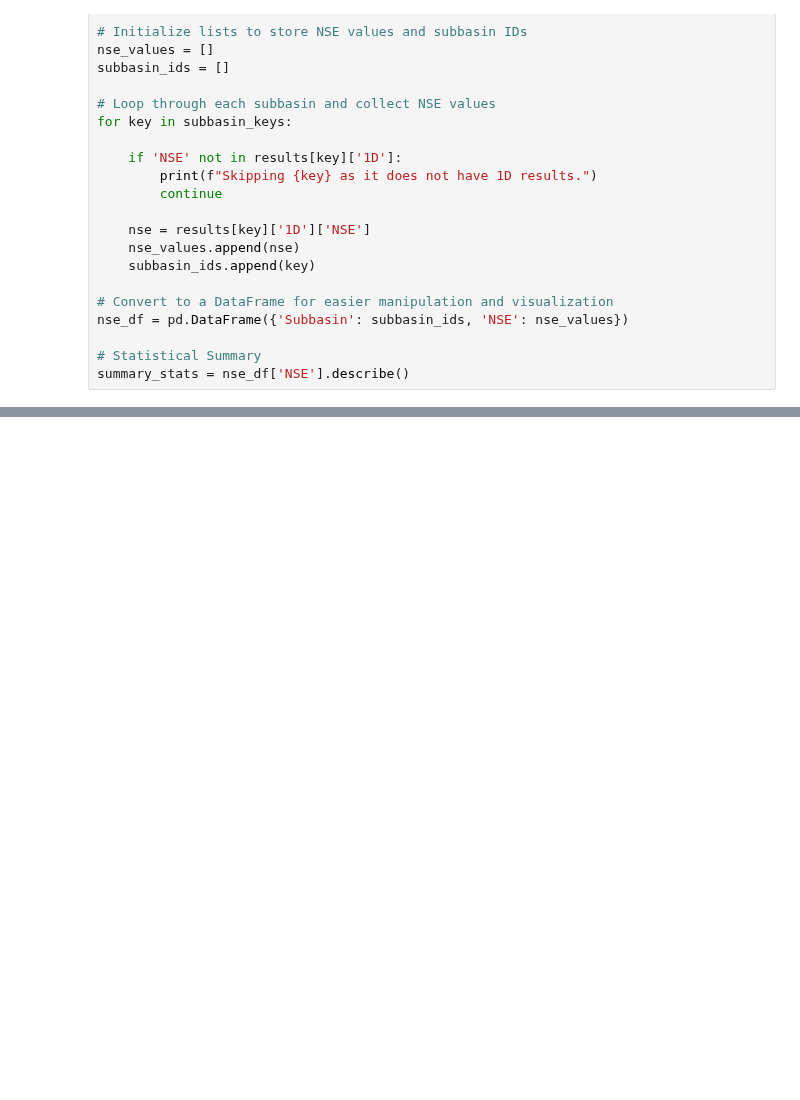
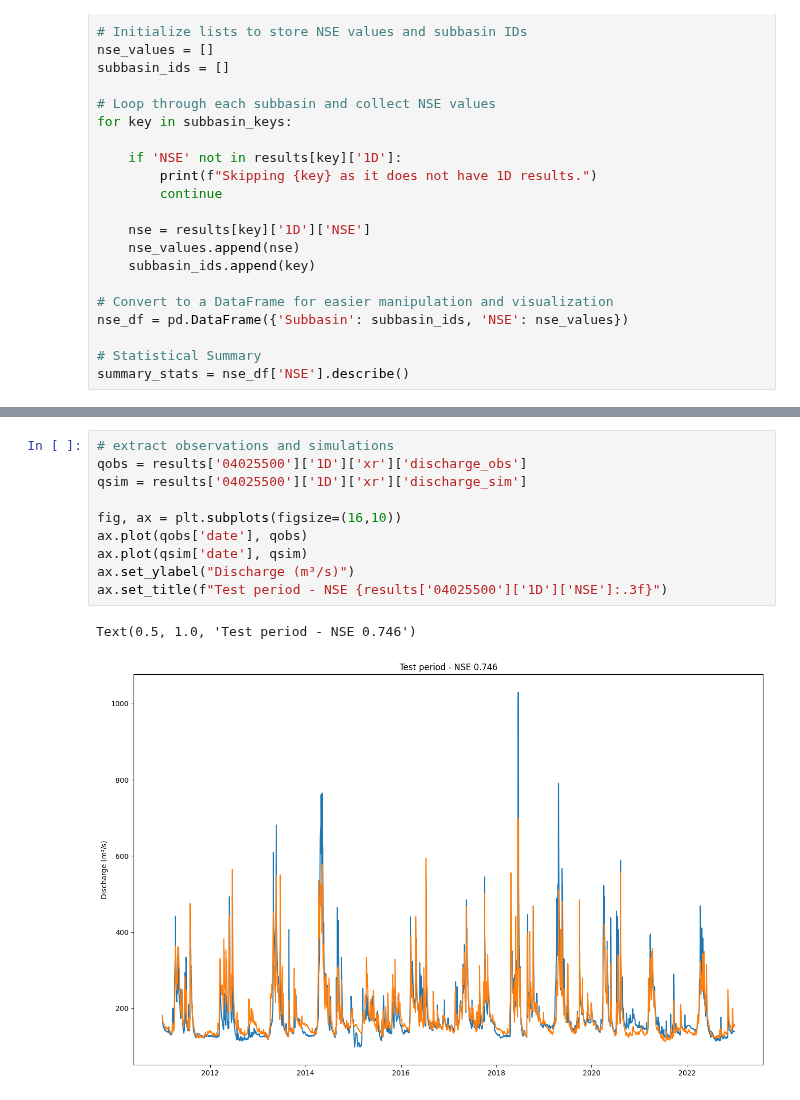
Before and after one commit to yunsupark1120/GAGEii_modeling, a Jupyter notebook: model_training.ipynb, the cells around one changed output, grey strips where cells are left out. Saved outputs shown, nothing was run; the diff lists cells and outputs as text; blank space fills up the shorter version.

```diff
--- a/model_training.ipynb
+++ b/model_training.ipynb
@@ -357,0 +358,13 @@ plt.show()
+# %%
+# extract observations and simulations
+qobs = results['04025500']['1D']['xr']['discharge_obs']
+qsim = results['04025500']['1D']['xr']['discharge_sim']
+
+fig, ax = plt.subplots(figsize=(16,10))
+ax.plot(qobs['date'], qobs)
+ax.plot(qsim['date'], qsim)
+ax.set_ylabel("Discharge (m³/s)")
+ax.set_title(f"Test period - NSE {results['04025500']['1D']['NSE']:.3f}")
+# %% [output]
+Text(0.5, 1.0, 'Test period - NSE 0.746')
+[figure, added]
```
Also changed, not shown: parts of 8 cells of this notebook, 3 other files.
